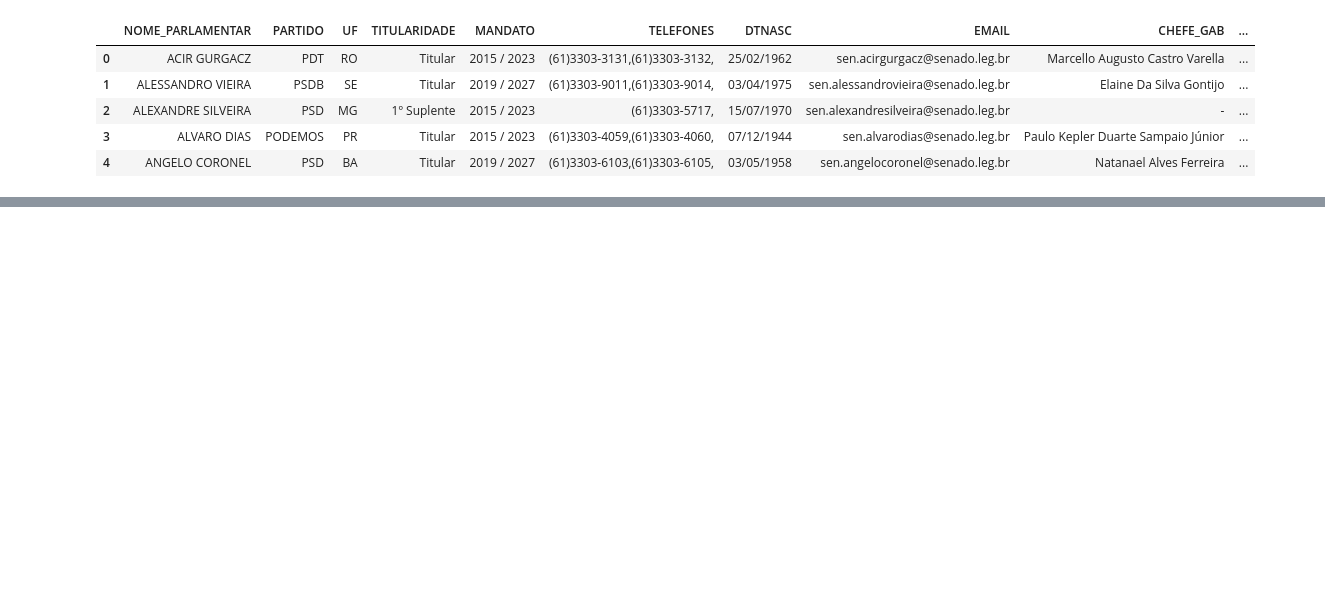
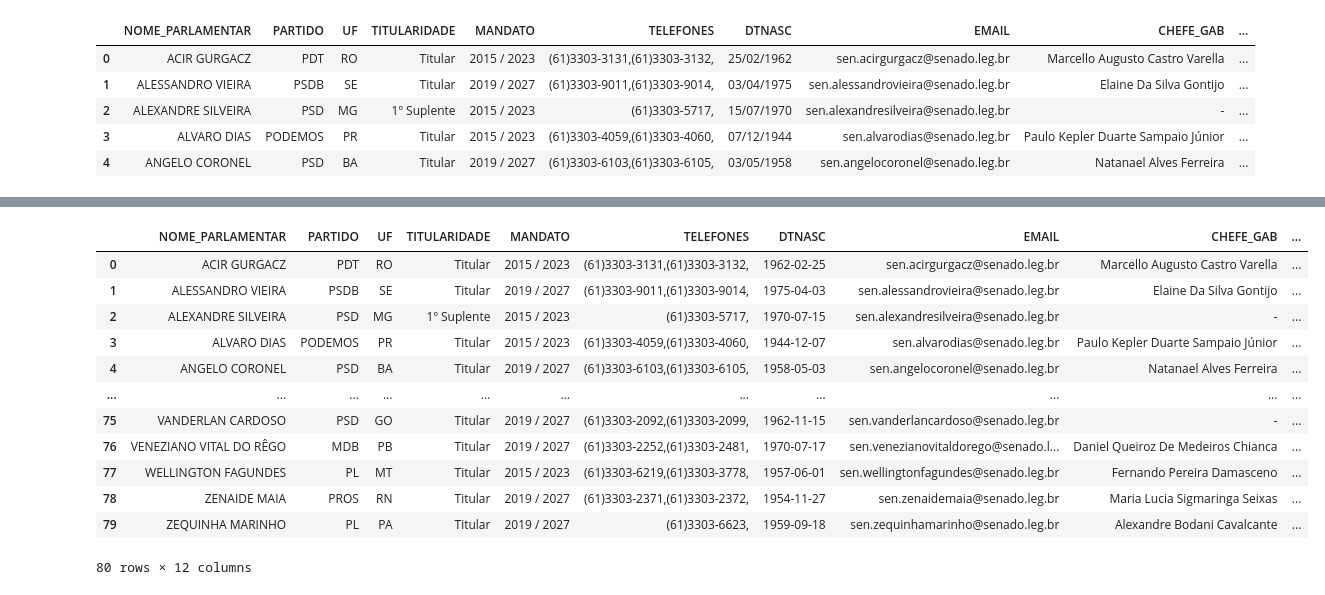
Before and after one commit to Siri2191/Projeto-Senadores, a Jupyter notebook: Sobre_os_Senadores_em_mandato.ipynb, the cells around one changed output, grey strips where cells are left out. Saved outputs shown, nothing was run; the diff lists cells and outputs as text; code cells hidden in the pictures; blank space fills up the shorter version.

```diff
--- a/Sobre_os_Senadores_em_mandato.ipynb
+++ b/Sobre_os_Senadores_em_mandato.ipynb
@@ -60,7 +61,7 @@ array(['ACIR GURGACZ', 'ALESSANDRO VIEIRA', 'ALEXANDRE SILVEIRA',
 df['SEXO'] = ['H', 'H', 'H',
        'H', 'H', 'H', 'H',
        'H', 'H', 'M',
-       'H', 'H', 'M', 'H',
+       'H', 'H', 'H',
        'H', 'H', 'M',
        'M', 'H', 'H',
        'H', 'H', 'H',
@@ -79,8 +80,7 @@ df['SEXO'] = ['H', 'H', 'H',
        'H', 'H', 'H', 'H',
        'H', 'H', 'M', 'M',
        'H', 'H', 'H',
-       'H', 'H',
-       'H', 'M', 'H']
+       'H', 'H','H', 'M','H']
 # %%
 df.head()
 # %% [output]
@@ -98,0 +130,4 @@ fig.show()
+# %%
+df['DTNASC'] = pd.to_datetime(df['DTNASC'],format='%d/%m/%Y',errors = 'coerce')  # transformando data em datetime
+
+df.dtypes
@@ -98,0 +147,18 @@ fig.show()
+# %%
+ df['IDADE'] = date.today().year - df['DTNASC'].dt.year
+# %%
+df
+# %% [output]
+|  | NOME_PARLAMENTAR | PARTIDO | UF | TITULARIDADE | MANDATO | TELEFONES | DTNASC | EMAIL | CHEFE_GAB | ... |
+| 0 | ACIR GURGACZ | PDT | RO | Titular | 2015 / 2023 | (61)3303-3131,(61)3303-3132, | 1962-02-25 | sen.acirgurgacz@senado.leg.br | Marcello Augusto Castro Varella | ... |
+| 1 | ALESSANDRO VIEIRA | PSDB | SE | Titular | 2019 / 2027 | (61)3303-9011,(61)3303-9014, | 1975-04-03 | sen.alessandrovieira@senado.leg.br | Elaine Da Silva Gontijo | ... |
+| 2 | ALEXANDRE SILVEIRA | PSD | MG | 1º Suplente | 2015 / 2023 | (61)3303-5717, | 1970-07-15 | sen.alexandresilveira@senado.leg.br | - | ... |
+| 3 | ALVARO DIAS | PODEMOS | PR | Titular | 2015 / 2023 | (61)3303-4059,(61)3303-4060, | 1944-12-07 | sen.alvarodias@senado.leg.br | Paulo Kepler Duarte Sampaio Júnior | ... |
+| 4 | ANGELO CORONEL | PSD | BA | Titular | 2019 / 2027 | (61)3303-6103,(61)3303-6105, | 1958-05-03 | sen.angelocoronel@senado.leg.br | Natanael Alves Ferreira | ... |
+| ... | ... | ... | ... | ... | ... | ... | ... | ... | ... | ... |
+| 75 | VANDERLAN CARDOSO | PSD | GO | Titular | 2019 / 2027 | (61)3303-2092,(61)3303-2099, | 1962-11-15 | sen.vanderlancardoso@senado.leg.br | - | ... |
+| 76 | VENEZIANO VITAL DO RÊGO | MDB | PB | Titular | 2019 / 2027 | (61)3303-2252,(61)3303-2481, | 1970-07-17 | sen.venezianovitaldorego@senado.l... | Daniel Queiroz De Medeiros Chianca | ... |
+| 77 | WELLINGTON FAGUNDES | PL | MT | Titular | 2015 / 2023 | (61)3303-6219,(61)3303-3778, | 1957-06-01 | sen.wellingtonfagundes@senado.leg.br | Fernando Pereira Damasceno | ... |
+| 78 | ZENAIDE MAIA | PROS | RN | Titular | 2019 / 2027 | (61)3303-2371,(61)3303-2372, | 1954-11-27 | sen.zenaidemaia@senado.leg.br | Maria Lucia Sigmaringa Seixas | ... |
+| 79 | ZEQUINHA MARINHO | PL | PA | Titular | 2019 / 2027 | (61)3303-6623, | 1959-09-18 | sen.zequinhamarinho@senado.leg.br | Alexandre Bodani Cavalcante | ... |
+80 rows × 12 columns
```
Also changed, not shown: parts of 11 cells of this notebook.
